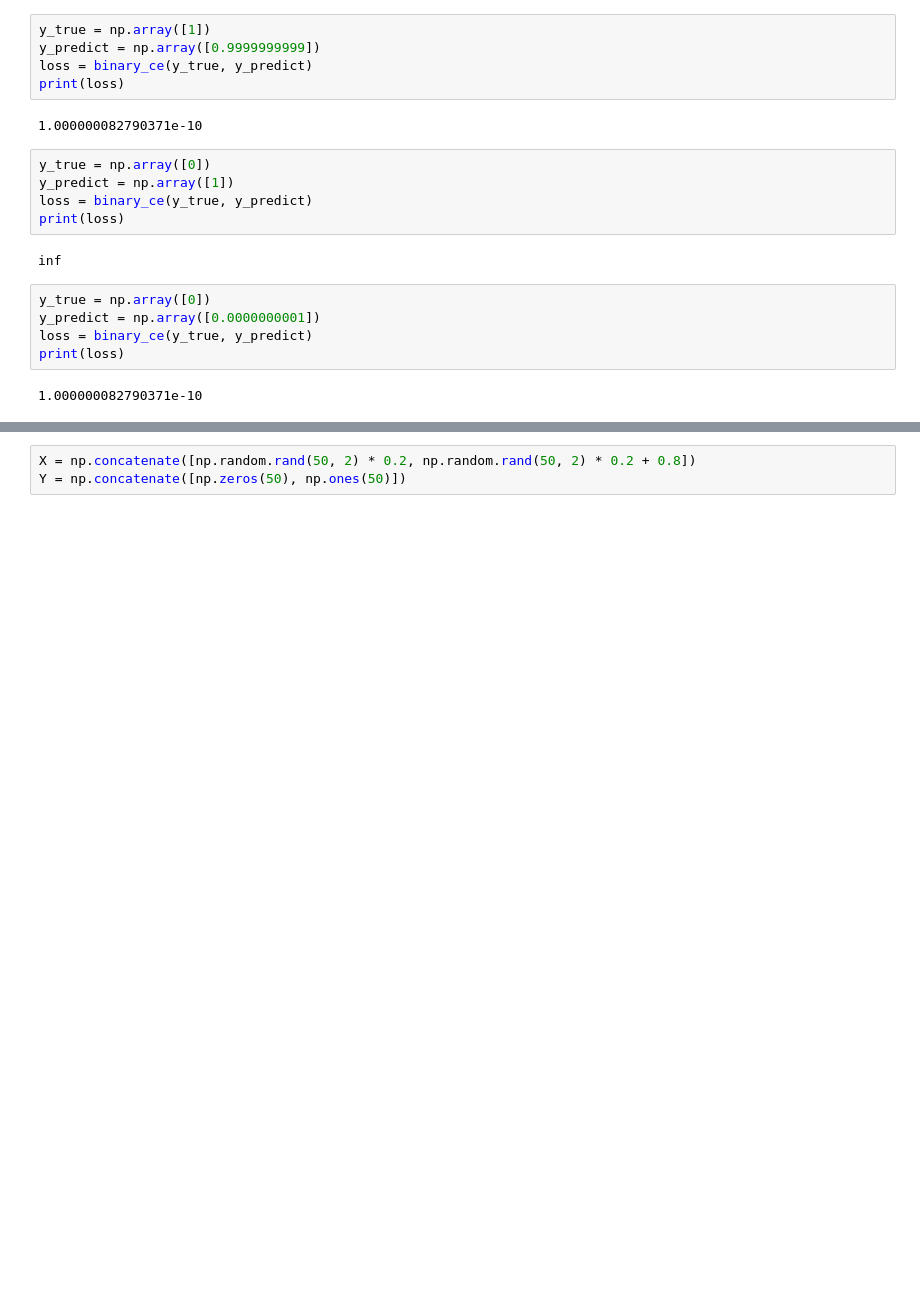
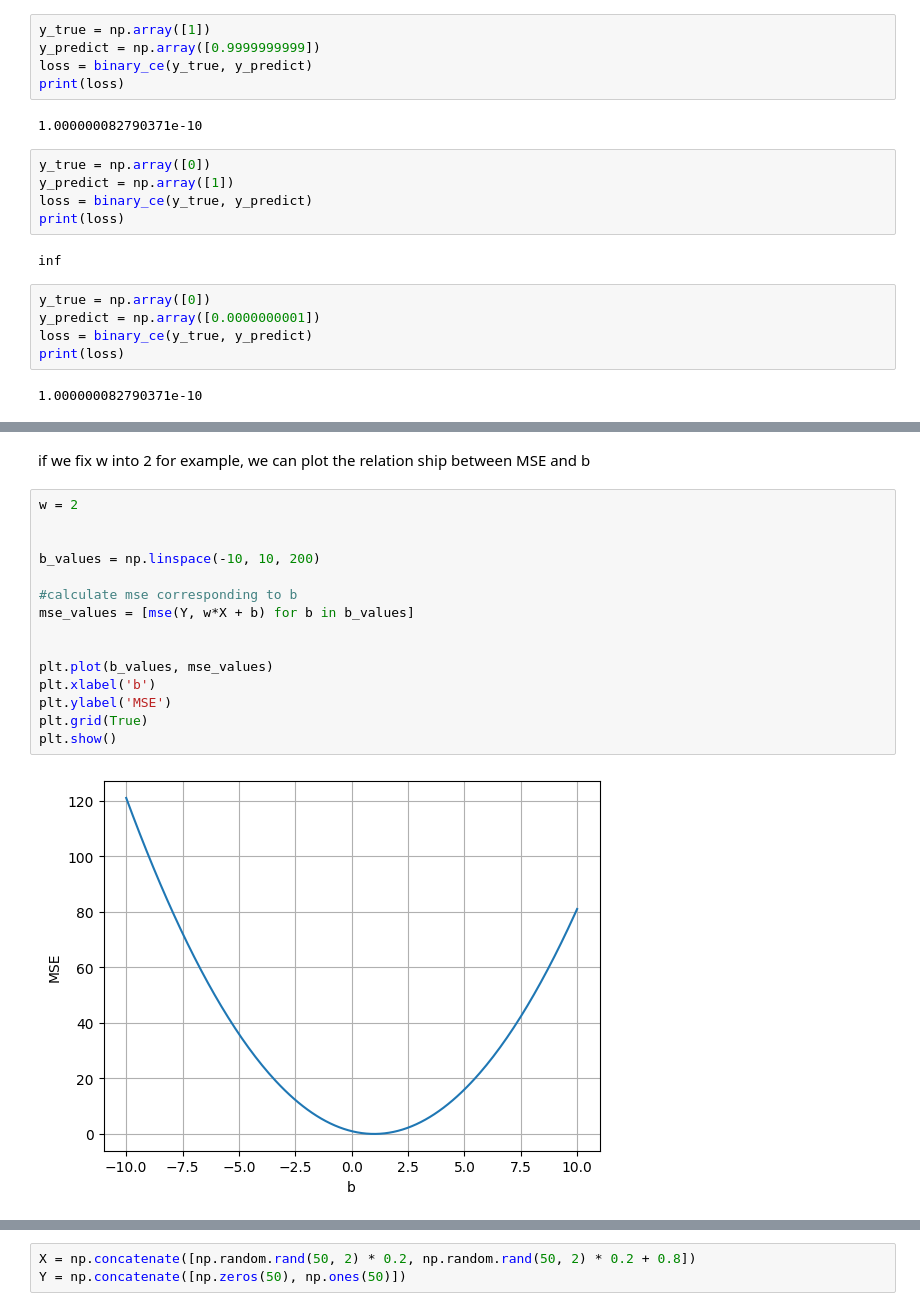
Before and after one commit to leonyangucl/2023fyp, a Jupyter notebook: CNN.ipynb, the cells around one changed output, grey strips where cells are left out. Cells and saved outputs as stored; diff of their text form; blank space fills up the shorter version.

```diff
--- a/CNN.ipynb
+++ b/CNN.ipynb
@@ -121,0 +158,19 @@ print(loss)
+# %% [markdown]
+if we fix w into 2 for example, we can plot the relation ship between MSE and b
+# %%
+w = 2
+
+
+b_values = np.linspace(-10, 10, 200)
+
+#calculate mse corresponding to b
+mse_values = [mse(Y, w*X + b) for b in b_values]
+
+
+plt.plot(b_values, mse_values)
+plt.xlabel('b')
+plt.ylabel('MSE')
+plt.grid(True)
+plt.show()
+# %% [output]
+[figure, added]
```
Also changed, not shown: parts of 38 cells of this notebook.
